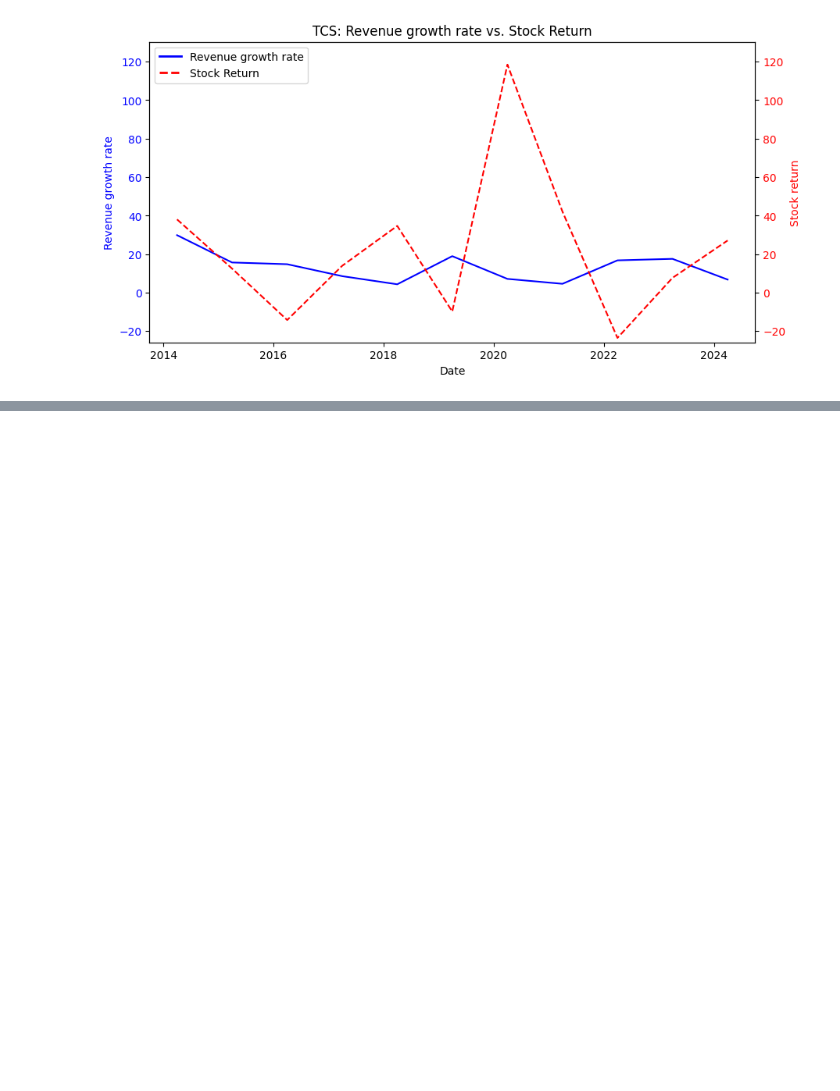
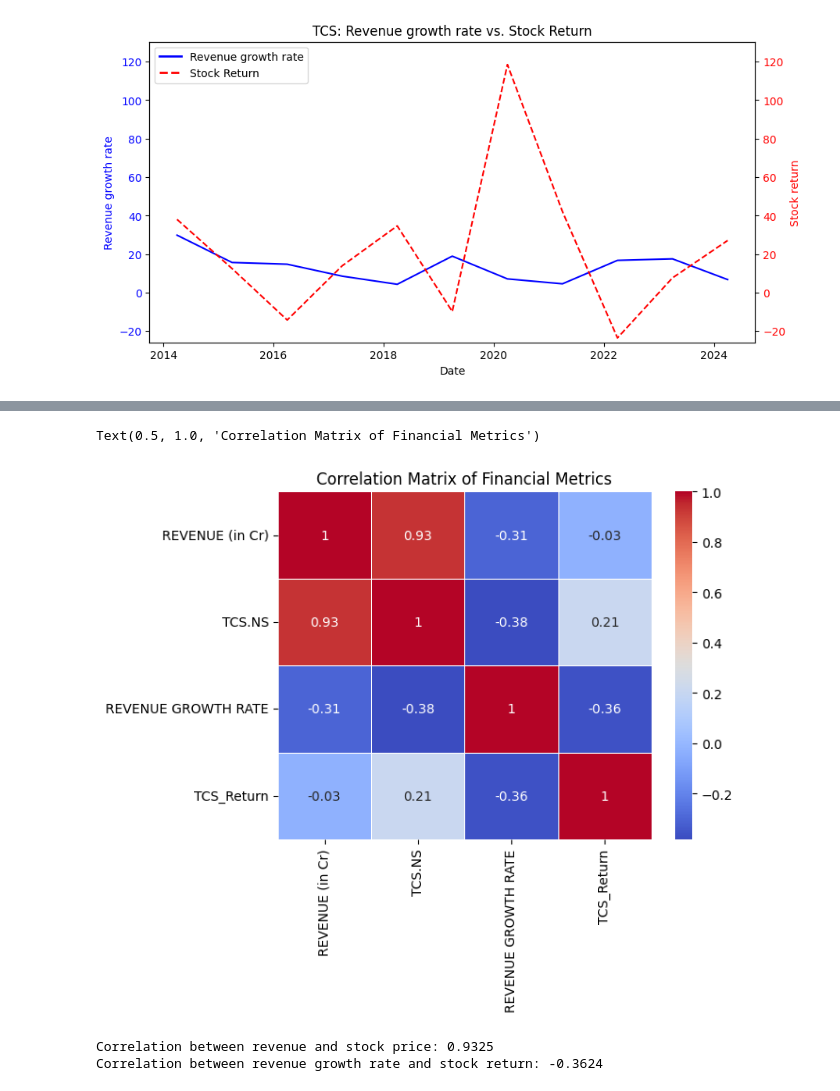
Before and after one commit to Shaurya-Saini/Indian-IT-Revenue-Stock-Analysis, a Jupyter notebook: TCS.ipynb, the cells around one changed output, grey strips where cells are left out. Drawn from its saved outputs; the diff is of its cells as text; code cells hidden in the pictures; blank space fills up the shorter version.

```diff
--- a/TCS.ipynb
+++ b/TCS.ipynb
@@ -154,0 +173,15 @@ Text(0.5, 1.0, 'TCS: Revenue growth rate vs. Stock Return')
+# %%
+corr_matrix = tcs[["REVENUE (in Cr)", "TCS.NS", "REVENUE GROWTH RATE", "TCS_Return"]].corr()
+sns.heatmap(corr_matrix, annot=True, cmap="coolwarm", linewidths=0.5)
+plt.title("Correlation Matrix of Financial Metrics")
+# %% [output]
+Text(0.5, 1.0, 'Correlation Matrix of Financial Metrics')
+[figure, added]
+# %%
+corr1 = tcs["REVENUE (in Cr)"].corr(tcs["TCS.NS"])
+corr2 = tcs["REVENUE GROWTH RATE"].corr(tcs["TCS_Return"])
+print(f"Correlation between revenue and stock price: {corr1:.4f}")
+print(f"Correlation between revenue growth rate and stock return: {corr2:.4f}")
+# %% [output]
+Correlation between revenue and stock price: 0.9325
+Correlation between revenue growth rate and stock return: -0.3624
```
Also changed, not shown: parts of 4 cells of this notebook, 2 other files.
